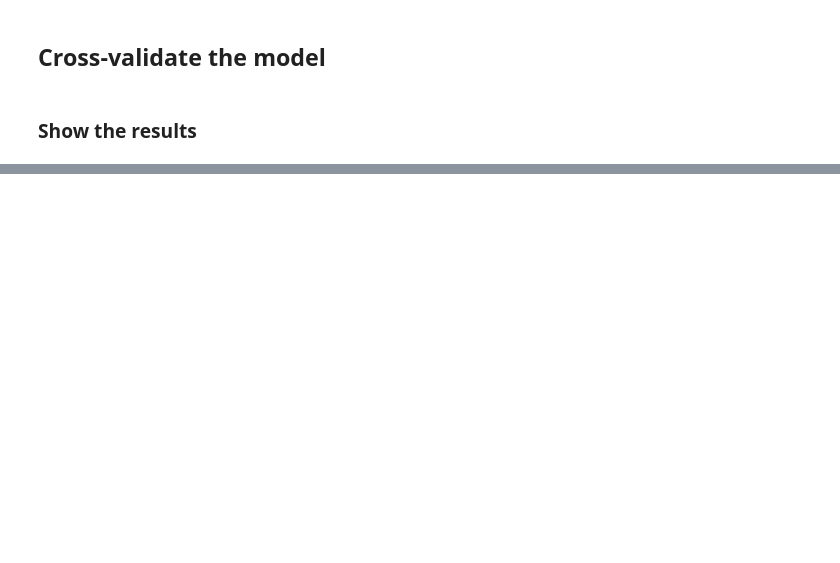
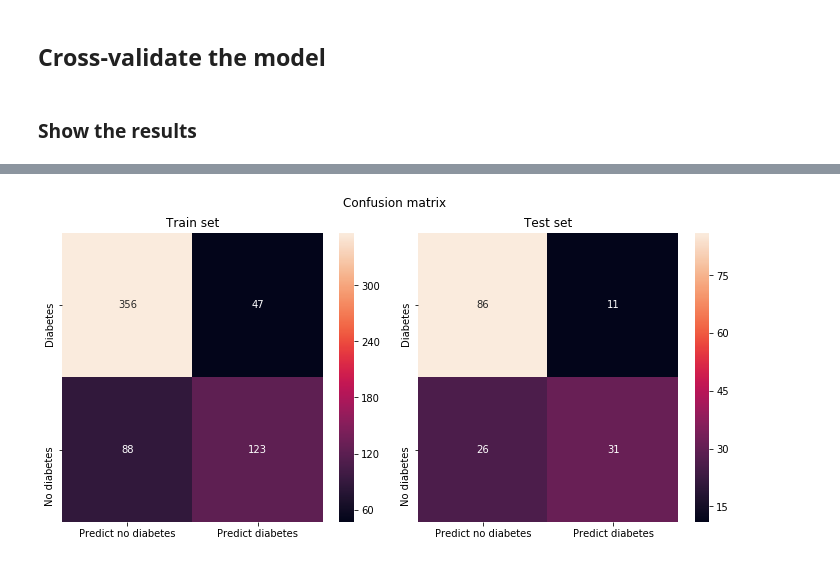
Before and after one commit to Vykstorm/PIMA, a Jupyter notebook: estimators/neural.ipynb, the cells around one changed output, grey strips where cells are left out. Saved outputs shown, nothing was run; the diff lists cells and outputs as text; code cells hidden in the pictures; blank space fills up the shorter version.

```diff
--- a/estimators/neural.ipynb
+++ b/estimators/neural.ipynb
@@ -257,0 +139,3 @@ pd.DataFrame({
+# %%
+y_train_pred = np.argmax(model.predict(X_train), axis=1)
+y_test_pred = np.argmax(model.predict(X_test), axis=1)
@@ -257,0 +184,19 @@ pd.DataFrame({
+# %%
+cm_train = pd.DataFrame(confusion_matrix(y_train[:,1], y_train_pred), columns=['Predict no diabetes', 'Predict diabetes'],
+                 index=['Diabetes', 'No diabetes'])
+
+cm_test = pd.DataFrame(confusion_matrix(y_test[:,1], y_test_pred), columns=['Predict no diabetes', 'Predict diabetes'],
+                 index=['Diabetes', 'No diabetes'])
+fig, ax = plt.subplots(1, 2, figsize=(10, 5))
+plt.sca(ax[0])
+sns.heatmap(cm_train, annot=True, fmt='d')
+plt.title('Train set')
+plt.sca(ax[1])
+sns.heatmap(cm_test, annot=True, fmt='d')
+plt.title('Test set')
+
+plt.suptitle('Confusion matrix')
+plt.tight_layout()
+plt.subplots_adjust(top=0.88)
+# %% [output]
+[figure, added]
```
Also changed, not shown: parts of 26 cells of this notebook.
